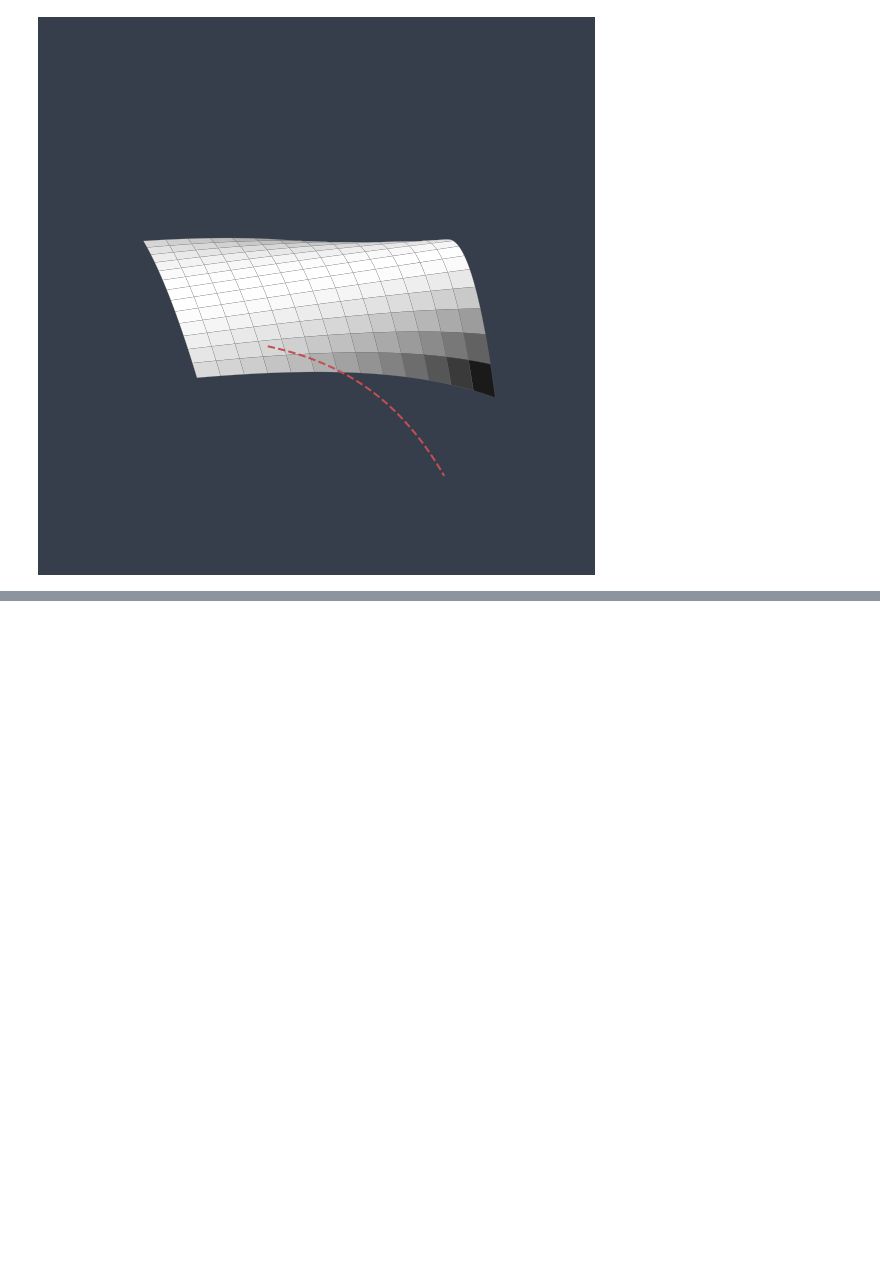
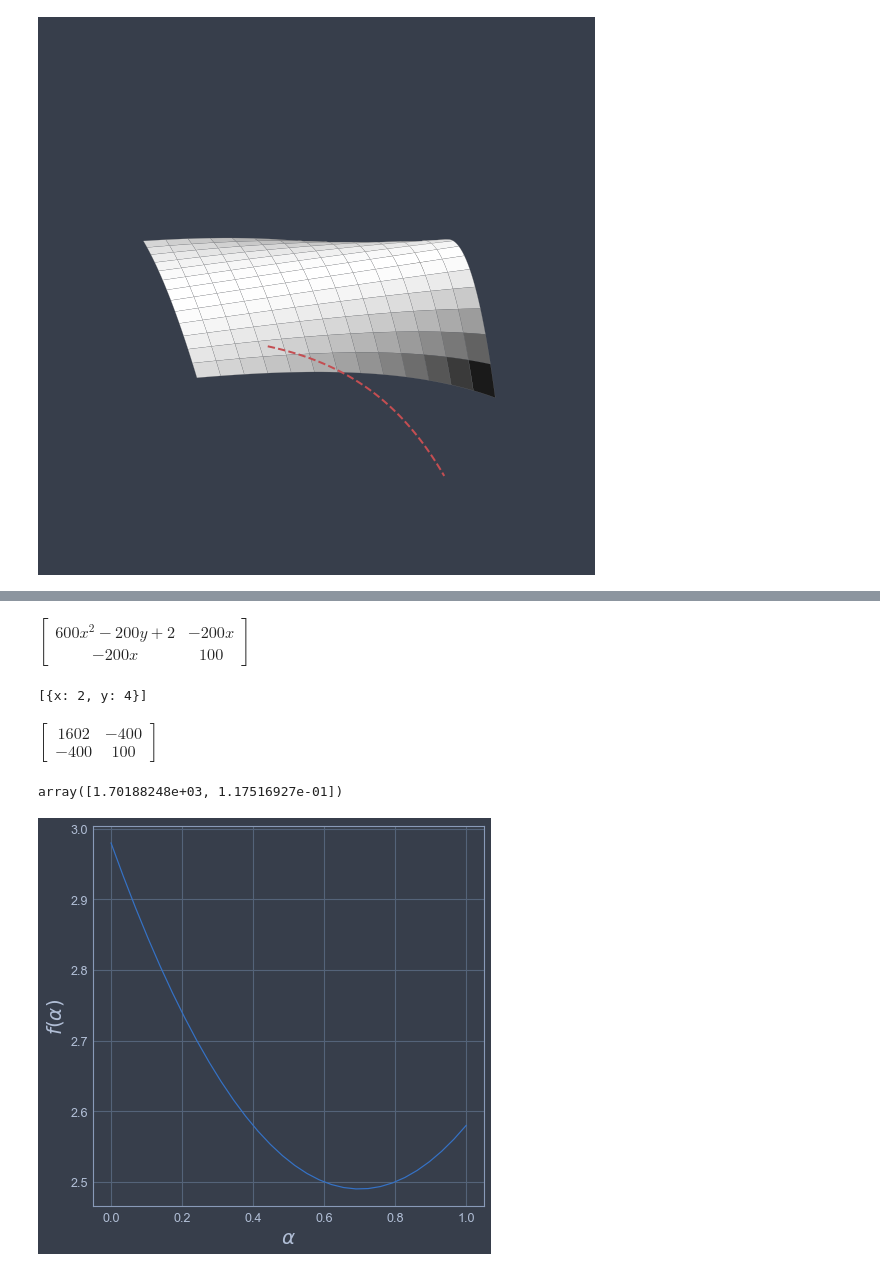
Before and after one commit to sive2045/ml_study, a Jupyter notebook: Ch8_optimization.ipynb, the cells around one changed output, grey strips where cells are left out. Drawn from its saved outputs; the diff is of its cells as text; code cells hidden in the pictures; blank space fills up the shorter version.

```diff
--- a/Ch8_optimization.ipynb
+++ b/Ch8_optimization.ipynb
@@ -148,0 +163,8 @@ plt.show()
+# %%
+x = sp.Symbol('x')
+y = sp.Symbol('y')
+
+f = 50*(y-x**2)**2 + (2-x)**2
+
+C = sp.derive_by_array(f,(x,y))
+Hf = sp.derive_by_array(C,(x,y))
@@ -148,0 +175,4 @@ plt.show()
+# %%
+Hf
+# %% [output]
+$\displaystyle \left[\begin{matrix}600 x^{2} - 200 y + 2 & - 200 x\\- 200 x & 100\end{matrix}\right]$
@@ -148,0 +181,38 @@ plt.show()
+# %%
+first_ncs_sol
+# %% [output]
+[{x: 2, y: 4}]
+# %%
+H = Hf.subs({x:first_ncs_sol[0][x], y:first_ncs_sol[0][y]})
+H
+# %% [output]
+$\displaystyle \left[\begin{matrix}1602 & -400\\-400 & 100\end{matrix}\right]$
+# %%
+# 고윳값 계산을 통해 양정행렬인지 판단이 가능하다.
+
+H = np.array(H).astype(np.float64).reshape(2,2)
+lamda, _ = np.linalg.eig(H)
+lamda # 고윳값이 양수이므로 (2,4)가 최적해의 조건임을 확인했다.
+# %% [output]
+array([1.70188248e+03, 1.17516927e-01])
+# %%
+fig = plt.figure(figsize=(7, 7))
+ax = fig.add_subplot(1,1,1)
+
+def f(x):
+    return x[0]**2 + x[1]**2 +2
+
+x_0 = np.array([0.7,0.7])
+d = np.array([-1,0])
+
+def f_alpha(a):
+    return f(x_0.reshape(2,1) + a*d.reshape(2,1))
+
+alphas = np.linspace(0,1,30)
+ax.plot(alphas, f_alpha(alphas), 'b')
+ax.set_xlabel(r'$\alpha$', fontsize=20)
+ax.set_ylabel(r'$f(\alpha)$', fontsize=20)
+
+plt.show()
+# %% [output]
+[figure, added]
```
Also changed, not shown: parts of 13 cells of this notebook.
